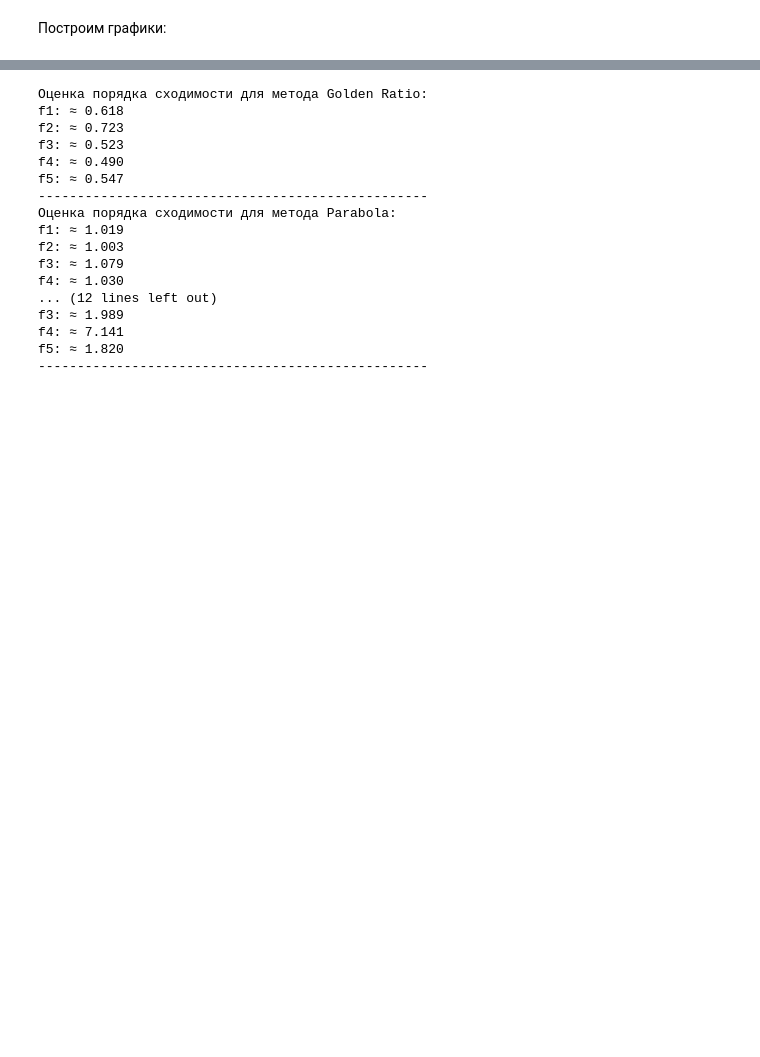
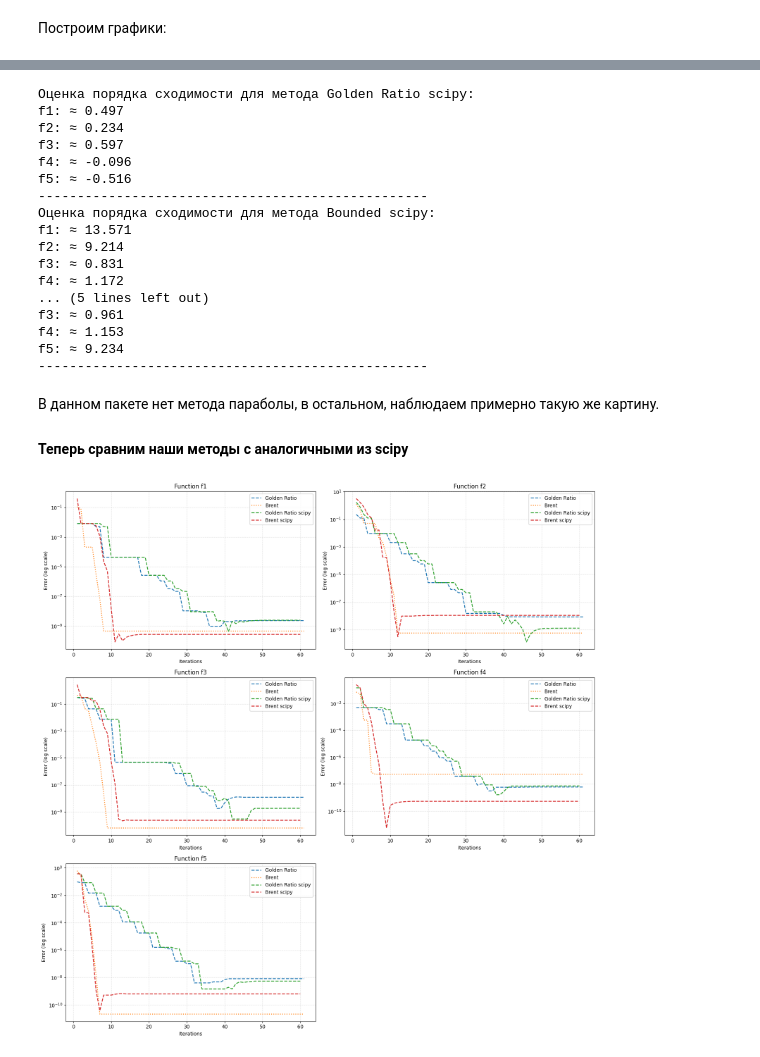
Before and after one commit to n-sukhov/OptMeth, a Jupyter notebook: Lab1/lab_1.ipynb, the cells around one changed output, grey strips where cells are left out. Saved outputs shown, nothing was run; the diff lists cells and outputs as text; code cells hidden in the pictures; blank space fills up the shorter version.

```diff
--- a/Lab1/lab_1.ipynb
+++ b/Lab1/lab_1.ipynb
@@ -374,5 +403,5 @@ plt.show()
 # %%
-def estimate_convergence_order(errors, threshold=1e-12):
+def estimate_convergence_order(errors):
     p_values = []
     for i in range(1, len(errors) - 1):
         e_prev, e_curr, e_next = errors[i - 1], errors[i], errors[i + 1]
@@ -383,27 +412,69 @@ def estimate_convergence_order(errors, threshold=1e-12):
     return np.mean(p_values)
 
 
-for method_idx in range(4):
-    print(f"Оценка порядка сходимости для метода {method_names[method_idx]}:")
+for method_idx in range(3):
+    print(f"Оценка порядка сходимости для метода {method_names_scipy[method_idx]}:")
     for i in range(5):
-        p = estimate_convergence_order(errors_all[i][method_idx])
+        p = estimate_convergence_order(errors_all_scipy[i][method_idx])
         print(f"f{i+1}: ≈ {p:.3f}")
     print("-" * 50)
 # %% [output]
-Оценка порядка сходимости для метода Golden Ratio:
-f1: ≈ 0.618
-f2: ≈ 0.723
-f3: ≈ 0.523
-f4: ≈ 0.490
-f5: ≈ 0.547
+Оценка порядка сходимости для метода Golden Ratio scipy:
+f1: ≈ 0.497
+f2: ≈ 0.234
+f3: ≈ 0.597
+f4: ≈ -0.096
+f5: ≈ -0.516
 --------------------------------------------------
-Оценка порядка сходимости для метода Parabola:
-f1: ≈ 1.019
-f2: ≈ 1.003
-f3: ≈ 1.079
-f4: ≈ 1.030
-... (12 lines left out)
-f3: ≈ 1.989
-f4: ≈ 7.141
-f5: ≈ 1.820
+Оценка порядка сходимости для метода Bounded scipy:
+f1: ≈ 13.571
+f2: ≈ 9.214
+f3: ≈ 0.831
+f4: ≈ 1.172
+... (5 lines left out)
+f3: ≈ 0.961
+f4: ≈ 1.153
+f5: ≈ 9.234
 --------------------------------------------------
+# %% [markdown]
+В данном пакете нет метода параболы, в остальном, наблюдаем примерно такую же картину.
+
+#### Теперь сравним наши методы с аналогичными из scipy
+# %%
+fig, axes = plt.subplots(3, 2, figsize=(16, 16))
+fig.subplots_adjust(hspace=0.5)
+
+line_styles = ['--', ':', '--', ':']
+
+for i in range(5):
+    ax = axes[i // 2, i % 2]
+    ax.set_title(f'Function f{i+1}', fontsize=12)
+    ax.set_xlabel('Iterations', fontsize=10)
+    ax.set_ylabel('Error (log scale)', fontsize=10)
+    ax.set_yticks(np.logspace(0,-10,10))
+    ax.set_yscale('log')
+    ax.grid(True, which='both', linestyle=':', alpha=0.7)
+
+    for method_idx in (0, 3):
+        method_name = method_names[method_idx]
+        if errors_all[i][method_idx]:
+            ax.plot(x_space[:61], errors_all[i][method_idx][:61],
+                   linestyle=line_styles[method_idx],
+                   label=method_name,
+                   linewidth=1.7)
+    for method_idx in (0,2):
+        method_name = method_names_scipy[method_idx]
+        if errors_all_scipy[i][method_idx]:
+            ax.plot(x_space[:60], errors_all_scipy[i][method_idx][:60],
+                   linestyle=line_styles[method_idx],
+                   label=method_name,
+                   linewidth=1.7)
+
+    ax.minorticks_off()
+    ax.legend(fontsize=10, framealpha=0.9)
+
+fig.delaxes(axes[2, 1])
+plt.tight_layout()
+plt.show()
+# %% [output]
+[figure, added]
```
Also changed, not shown: parts of 12 cells of this notebook.
